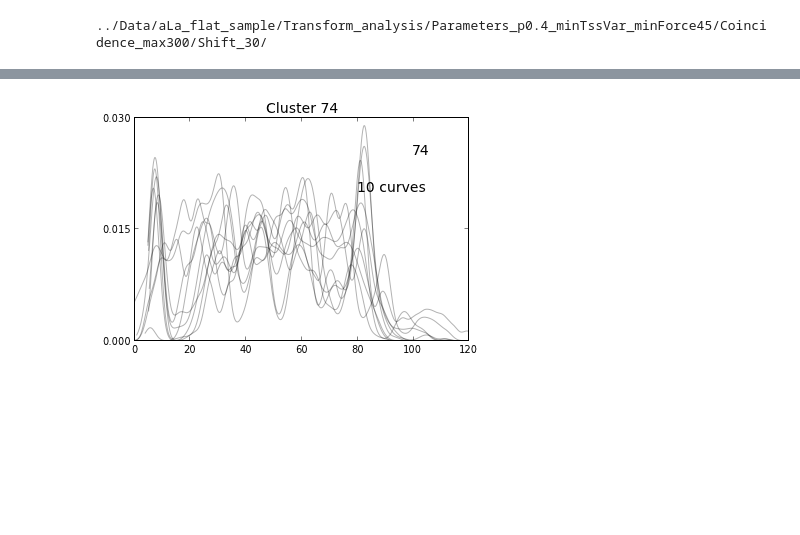
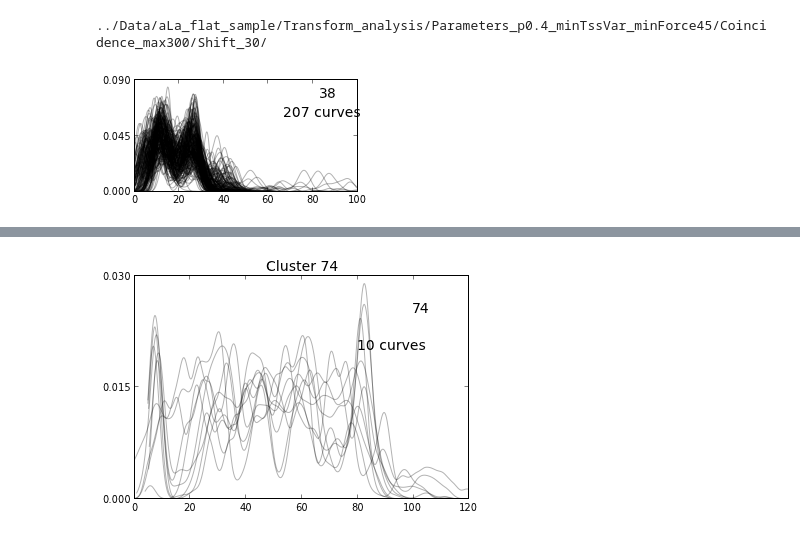
Before and after one commit to hilaryjoyce/smfs-data-analysis, a Jupyter notebook: ala_flat_sample_clustering.ipynb, the cells around one changed output, grey strips where cells are left out. Drawn from its saved outputs; the diff is of its cells as text; code cells hidden in the pictures; blank space fills up the shorter version.

```diff
--- a/ala_flat_sample_clustering.ipynb
+++ b/ala_flat_sample_clustering.ipynb
@@ -134,3 +131,15 @@ co_folder = '%s%s' % (coa.parameter_folder, coa.shift_folder)
 print co_folder
 # %% [output]
 ../Data/aLa_flat_sample/Transform_analysis/Parameters_p0.4_minTssVar_minForce45/Coincidence_max300/Shift_30/
+# %%
+i = 0
+x = 100
+cluster = fclust[i]
+sub = c.SubCluster(F, cluster)
+figsize(4,2)
+cluster.plot_cluster(alpha=0.3, max_x = x);
+#title('Cluster %d' % cluster.cluster_number, size=14);
+lcd_y = axis()[3]
+savefig('%sflat_cluster%d.png' % (fig_folder, cluster.cluster_number), bboxed_inches='tight')
+# %% [output]
+[figure, added]
```
Also changed, not shown: parts of 7 cells of this notebook, 8 other files.
